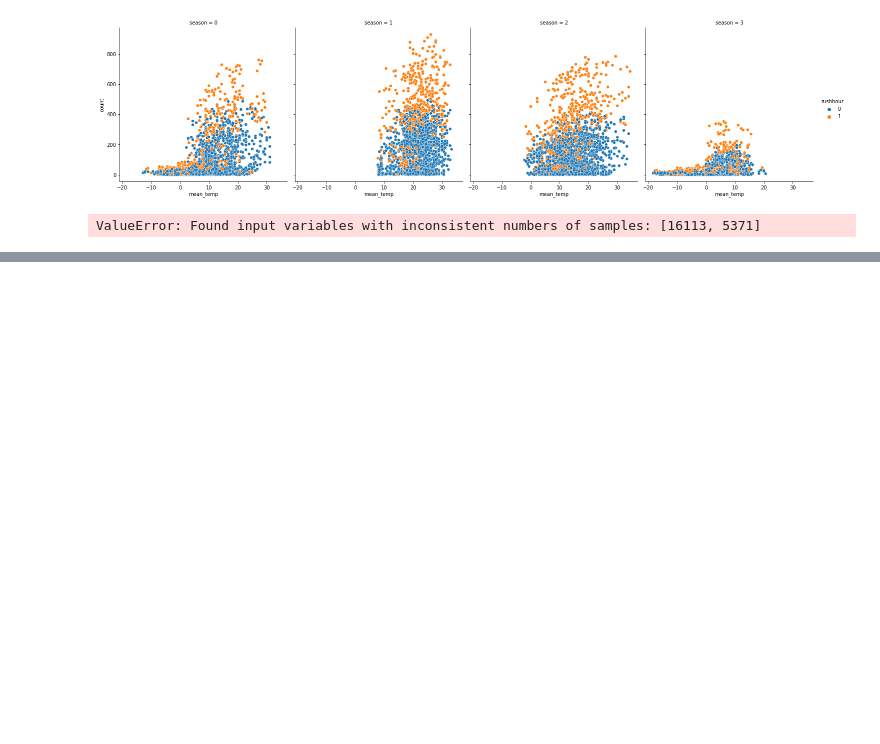
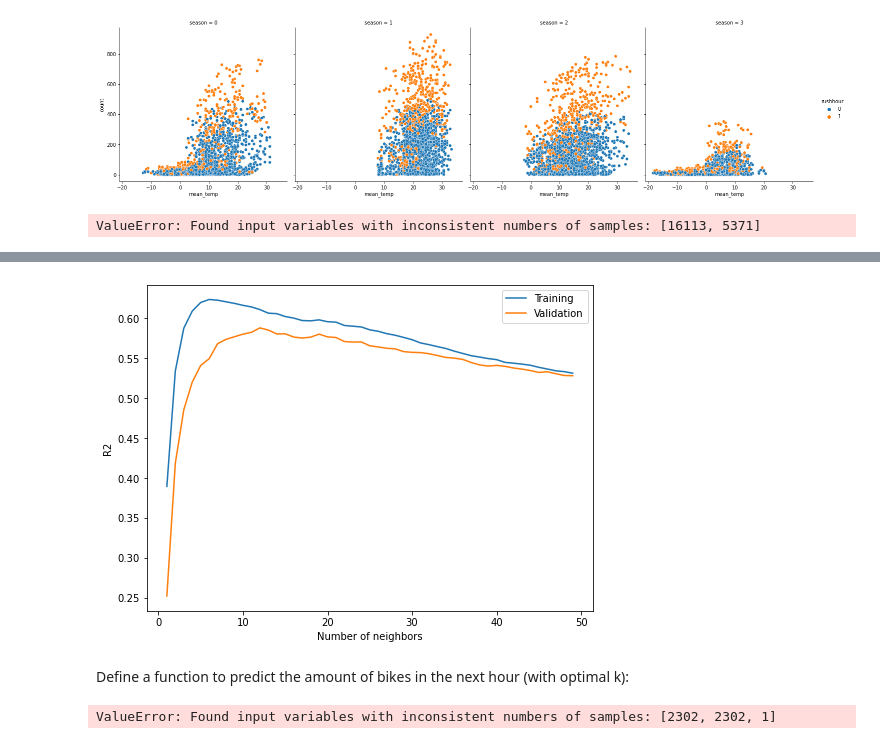
Before and after one commit to kond254/DSML-colasechs, a Jupyter notebook: KNN_correctissimo.ipynb, the cells around one changed output, grey strips where cells are left out. Drawn from its saved outputs; the diff is of its cells as text; code cells hidden in the pictures; blank space fills up the shorter version.

```diff
--- a/KNN_correctissimo.ipynb
+++ b/KNN_correctissimo.ipynb
@@ -162,0 +250,6 @@ ValueError: Found input variables with inconsistent numbers of samples: [16113,
+# %%
+find_knn_R2(x_train, x_test, y_train.values, y_test.values, 50)
+# %% [output]
+[figure, added]
+# %% [markdown]
+Define a function to predict the amount of bikes in the next hour (with optimal k):
@@ -162,0 +273,5 @@ ValueError: Found input variables with inconsistent numbers of samples: [16113,
+# %%
+# sample: 22° C, at rushhour, summer, on a weekday, no precip
+calc_demand(22, 1, 1, 1, 0)
+# %% [output]
+ValueError: Found input variables with inconsistent numbers of samples: [2302, 2302, 1]
```
Also changed, not shown: parts of 15 cells of this notebook.
